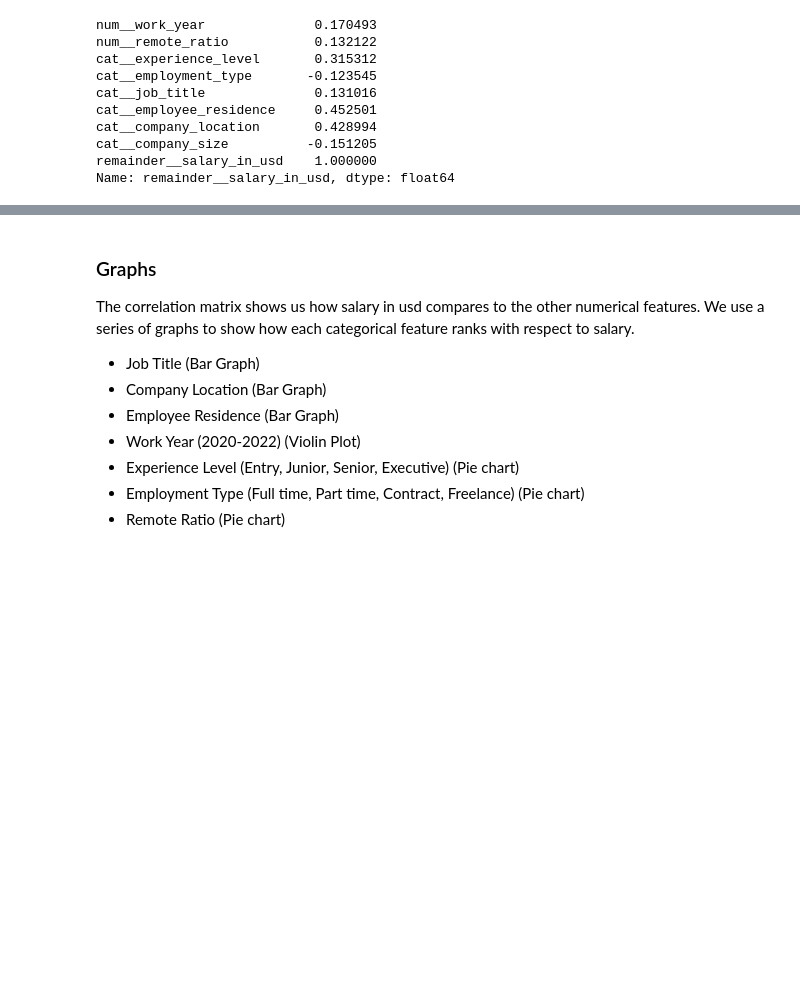
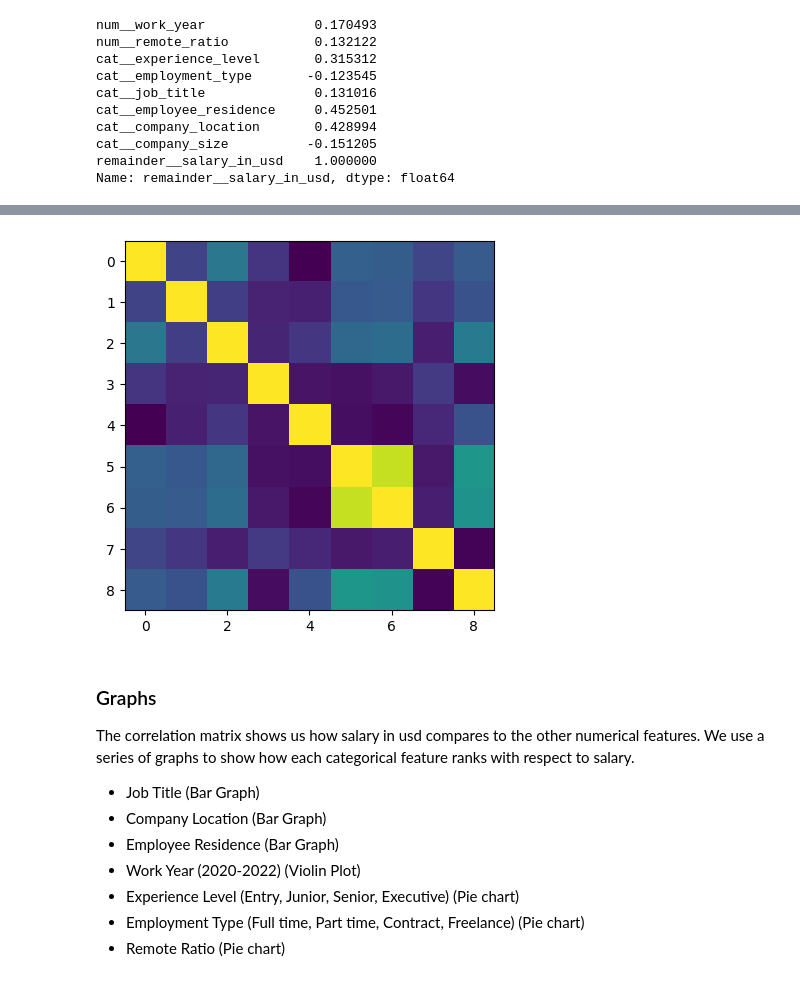
Before and after one commit to pauldumitriu001/EECS3401_IntroToAi_FinalProject, a Jupyter notebook: EECS3401FinalProject-Group8.ipynb, the cells around one changed output, grey strips where cells are left out. Drawn from its saved outputs; the diff is of its cells as text; code cells hidden in the pictures; blank space fills up the shorter version.

```diff
--- a/EECS3401FinalProject-Group8.ipynb
+++ b/EECS3401FinalProject-Group8.ipynb
@@ -274,5 +268,10 @@ fig.show()
 # %% [output]
 [interactive output not drawn]
+# %%
+plt.imshow(corr_matrix)
+plt.show()
+# %% [output]
+[figure, added]
 # %% [markdown]
 ### Graphs
 The correlation matrix shows us how salary in usd compares to the other numerical features. We use a series of graphs to show  how each categorical feature ranks with respect to salary.
```
Also changed, not shown: parts of 6 cells of this notebook.
